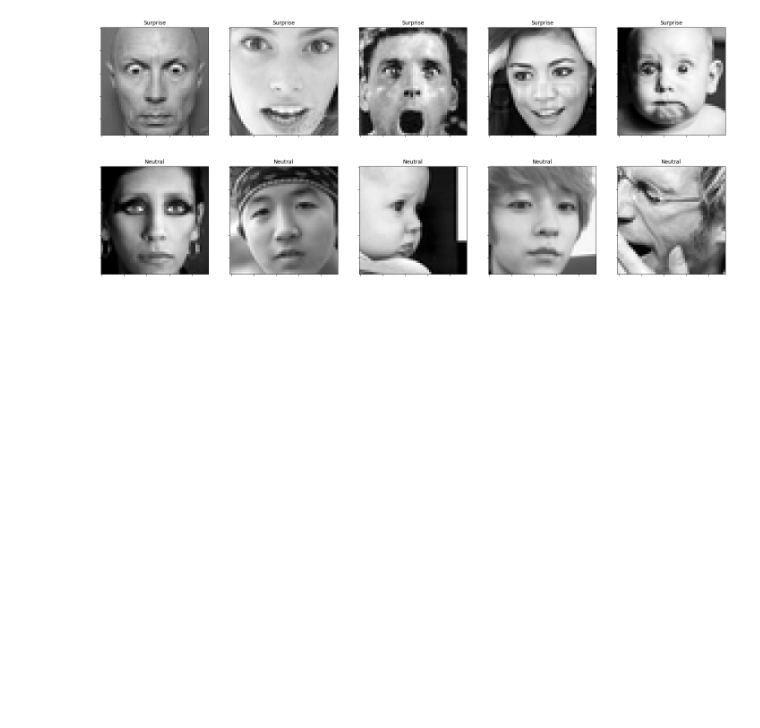
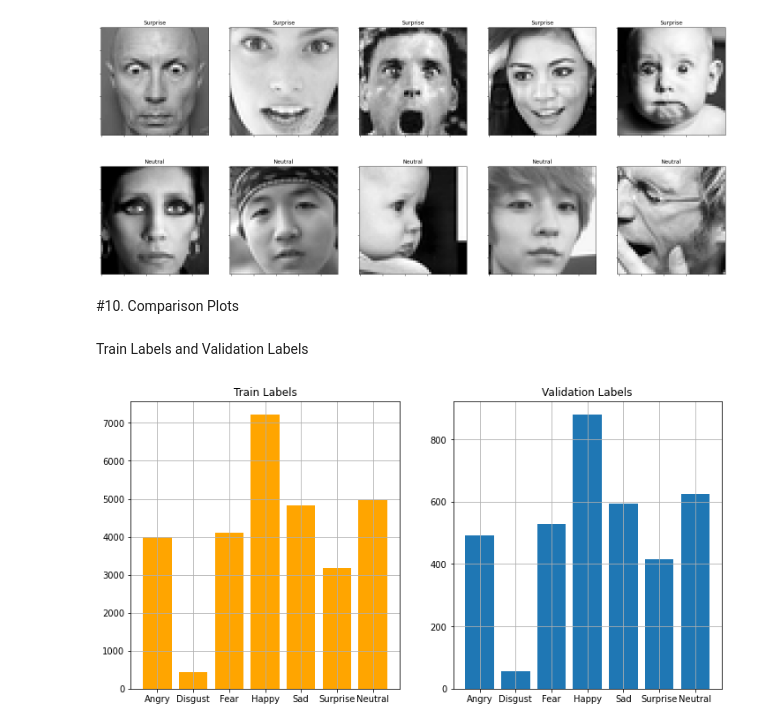
Before and after one commit to rohitrv8922/Face-Emotion-Recognition-Detection, a Jupyter notebook: Face_Emotion_Recognition.ipynb, the cells around one changed output. Cells and saved outputs as stored; diff of their text form; code cells hidden in the pictures; blank space fills up the shorter version.

```diff
--- a/Face_Emotion_Recognition.ipynb
+++ b/Face_Emotion_Recognition.ipynb
@@ -200,3 +200,11 @@ plot_examples(label=5)
 plot_examples(label=6)
 # %% [output]
 [figure]
+# %% [markdown]
+#10. Comparison Plots
+# %% [markdown]
+Train Labels and Validation Labels
+# %%
+plot_compare_distributions(train_labels, val_labels, title1='Train Labels', title2='Validation Labels')
+# %% [output]
+[figure, added]
```
Also changed, not shown: parts of 2 cells of this notebook.
